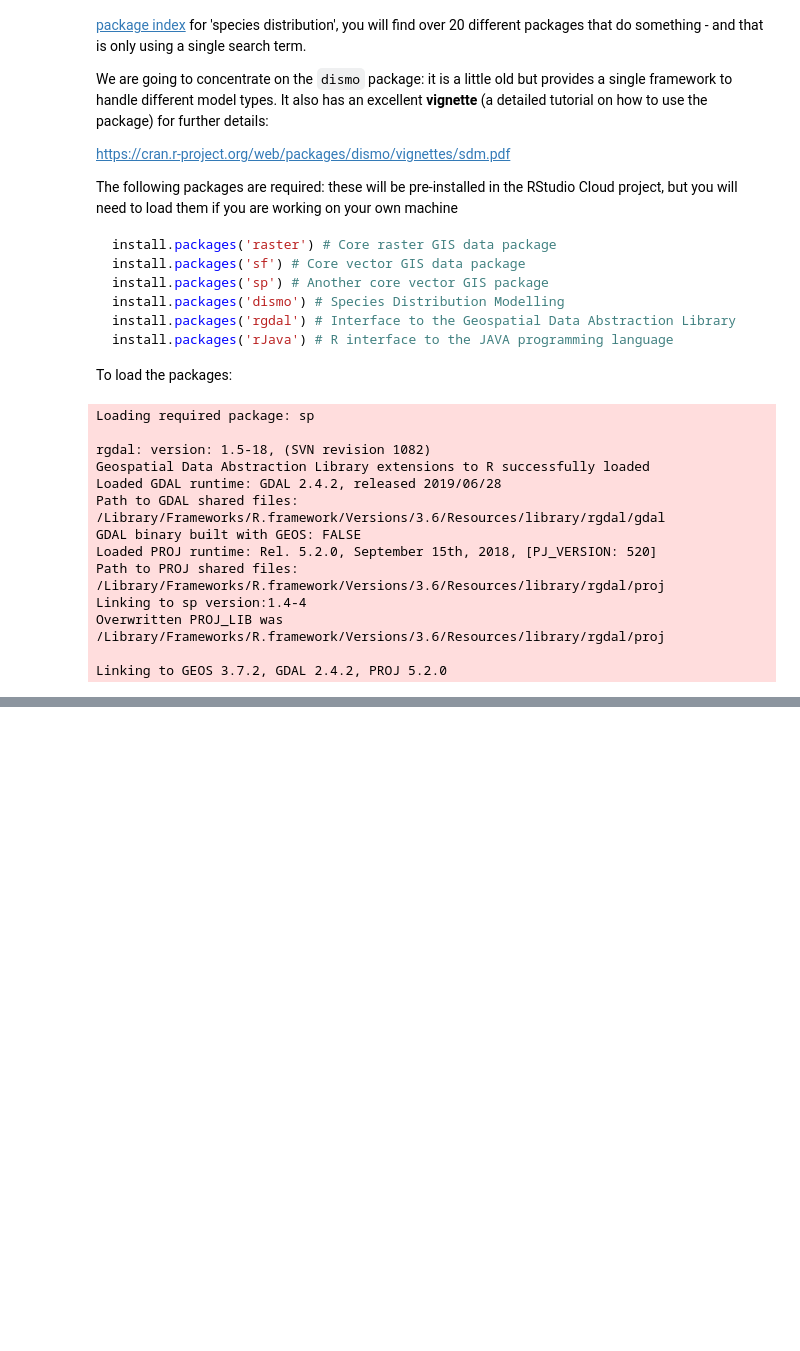
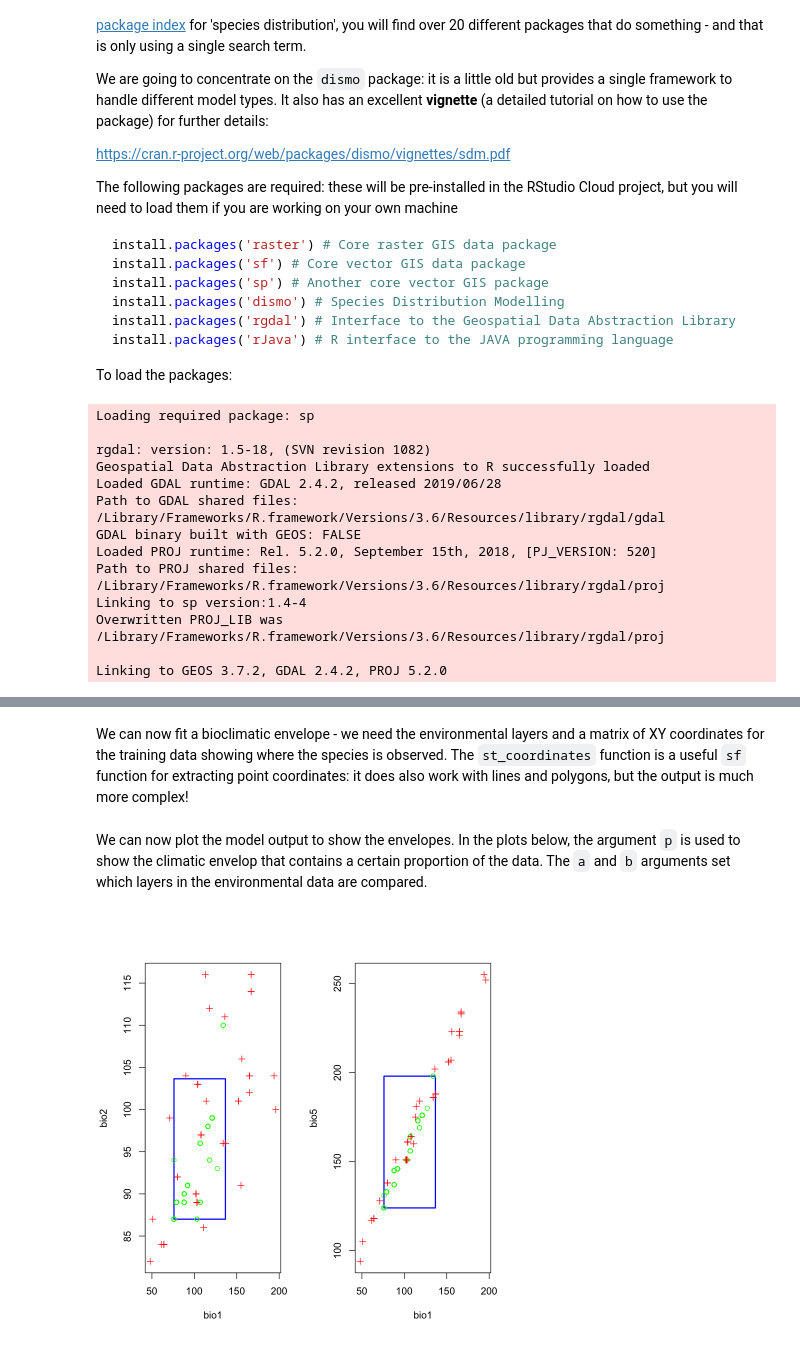
Before and after one commit to davidorme/Masters_GIS, a Jupyter notebook: _sources/practical_2/practical_2.ipynb, the cells around one changed output, grey strips where cells are left out. Drawn from its saved outputs; the diff is of its cells as text; code cells hidden in the pictures; blank space fills up the shorter version.

```diff
--- a/_sources/practical_2/practical_2.ipynb
+++ b/_sources/practical_2/practical_2.ipynb
@@ -63,0 +229,3 @@ It [has been pointed out](https://methodsblog.com/2013/02/20/some-big-news-about
+# %%
+# Use kfold to add labels to the data, splitting it into 5 parts
+tapir_GBIF$kfold <- kfold(tapir_GBIF, k=5)
@@ -63,0 +254,19 @@ It [has been pointed out](https://methodsblog.com/2013/02/20/some-big-news-about
+# %%
+# Reduce the global maps down to the species' range
+bioclim_hist_local <- crop(bioclim_hist, model_extent)
+bioclim_2050_local <- crop(bioclim_2050, model_extent)
+# %% [markdown]
+ We can now fit a bioclimatic envelope - we need the environmental layers and a matrix of XY coordinates for the training data showing where the species is observed. The `st_coordinates` function is a useful `sf` function for extracting point coordinates: it does also work with lines and polygons, but the output is much more complex!
+# %%
+# Get the coordinates of 80% of the data for training
+train_locs <- st_coordinates(subset(tapir_GBIF, kfold != 1))
+# Fit the model
+bc <- bioclim(bioclim_hist_local, train_locs)
+# %% [markdown]
+We can now plot the model output to show the envelopes. In the plots below, the argument `p` is used to show the climatic envelop that contains a certain proportion of the data. The `a` and `b` arguments set which layers in the environmental data are compared.
+# %%
+par(mfrow=c(1,2))
+plot(bc, a=1, b=2, p=0.9)
+plot(bc, a=1, b=5, p=0.9)
+# %% [output]
+[figure, added]
```
Also changed, not shown: parts of 16 cells of this notebook, 12 other files.
